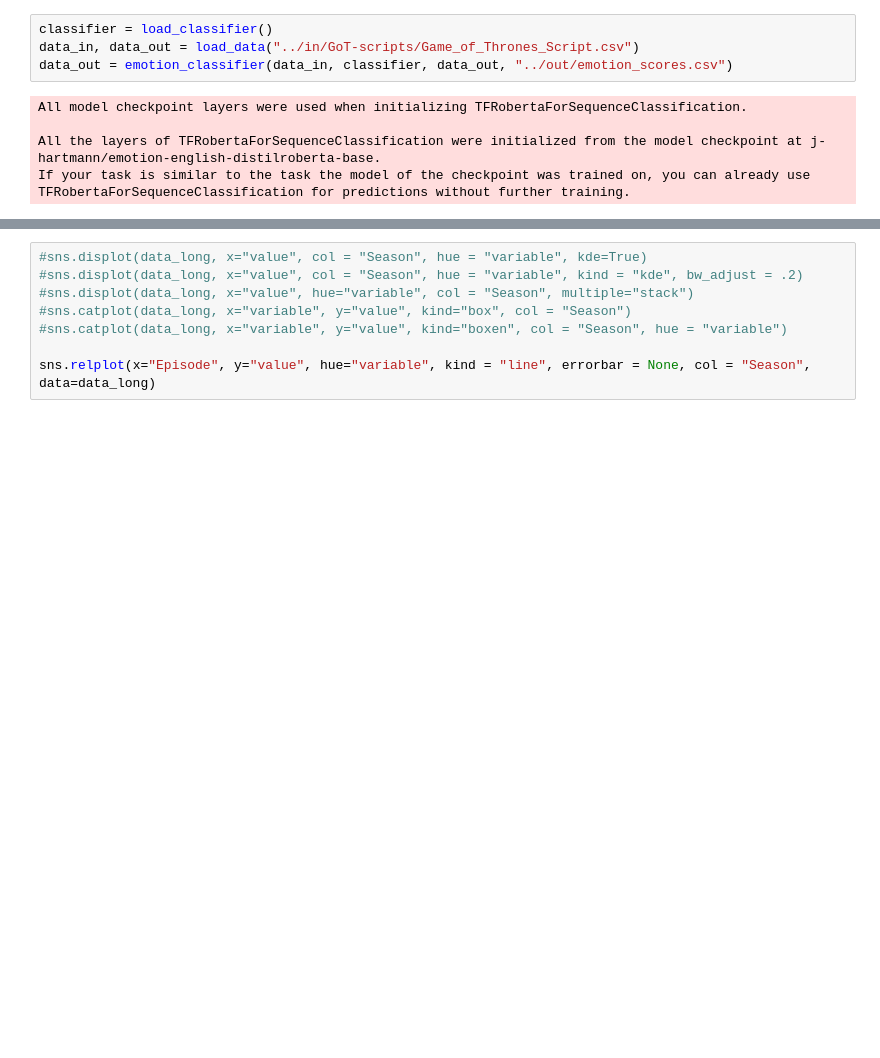
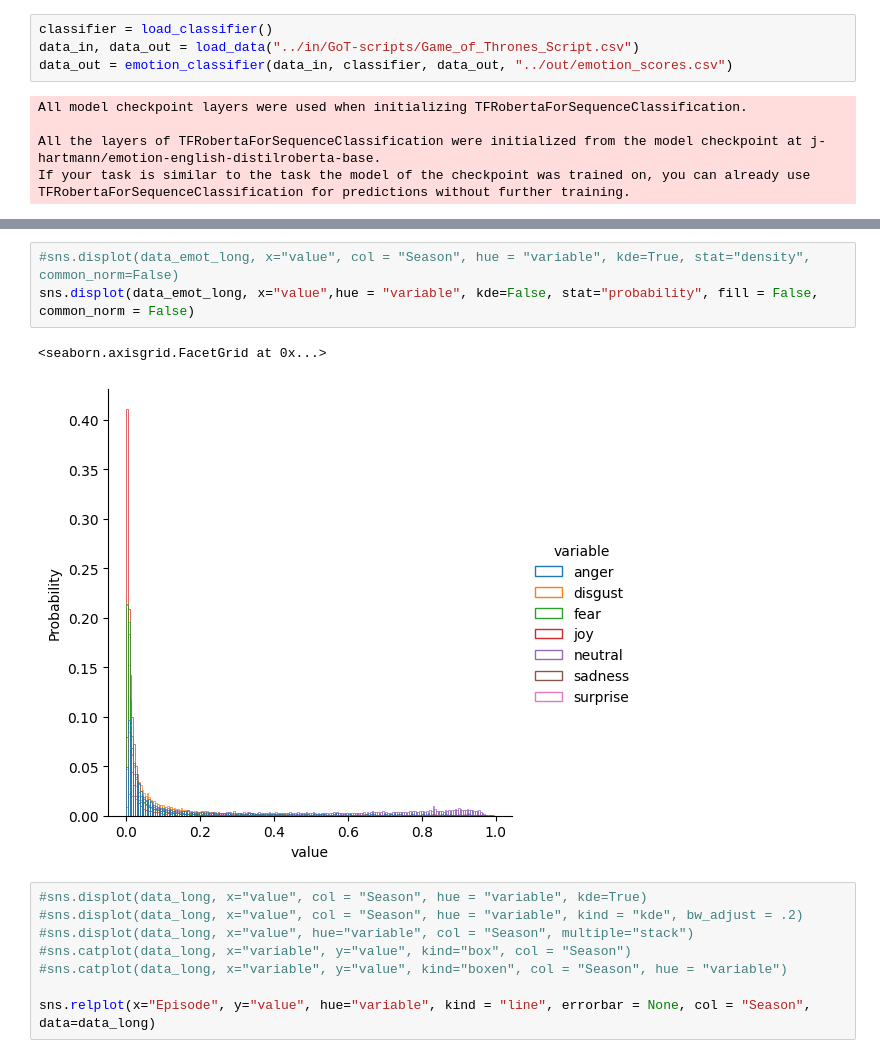
Before and after one commit to lrahbek/cds-lang-assignments, a Jupyter notebook: assignment-4/src/a4_notes.ipynb, the cells around one changed output, grey strips where cells are left out. Cells and saved outputs as stored; diff of their text form; blank space fills up the shorter version.

```diff
--- a/assignment-4/src/a4_notes.ipynb
+++ b/assignment-4/src/a4_notes.ipynb
@@ -111,3 +59,9 @@ data_long
+# %%
+#sns.displot(data_emot_long, x="value", col = "Season", hue = "variable", kde=True, stat="density", common_norm=False)
+sns.displot(data_emot_long, x="value",hue = "variable", kde=False, stat="probability", fill = False, common_norm = False)
+# %% [output]
+<seaborn.axisgrid.FacetGrid at 0x...>
+[figure, added]
 # %%
 #sns.displot(data_long, x="value", col = "Season", hue = "variable", kde=True)
 #sns.displot(data_long, x="value", col = "Season", hue = "variable", kind = "kde", bw_adjust = .2)
```
Also changed, not shown: parts of 13 cells of this notebook, 5 other files.
